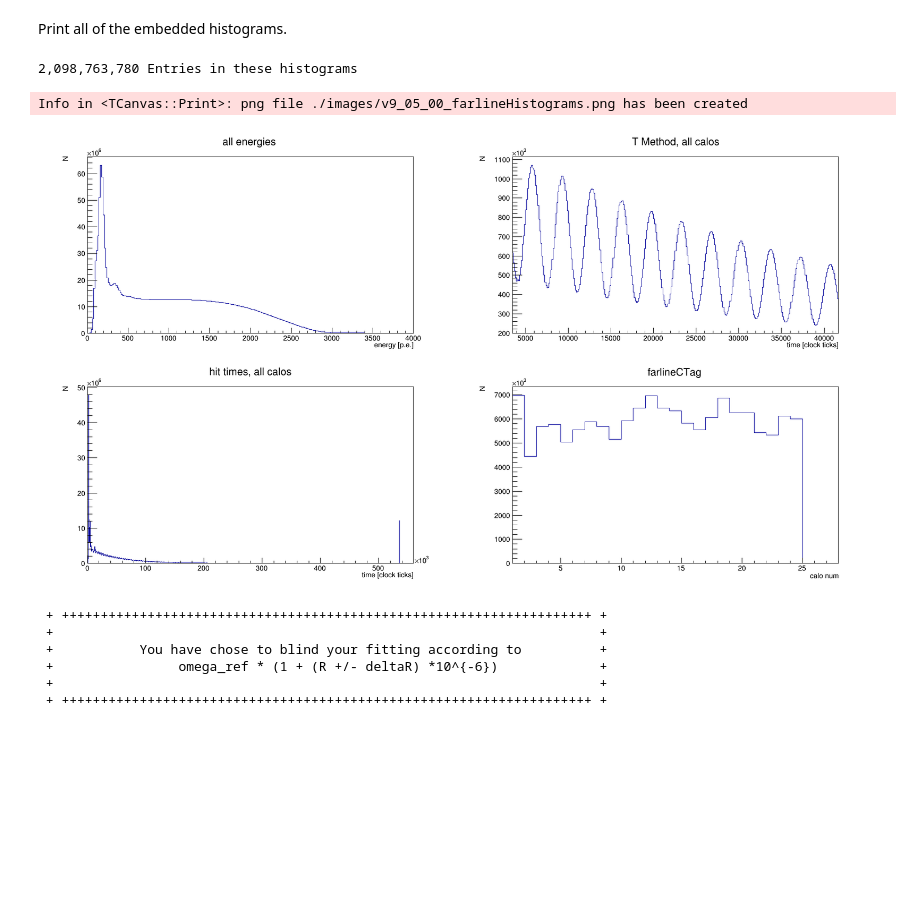
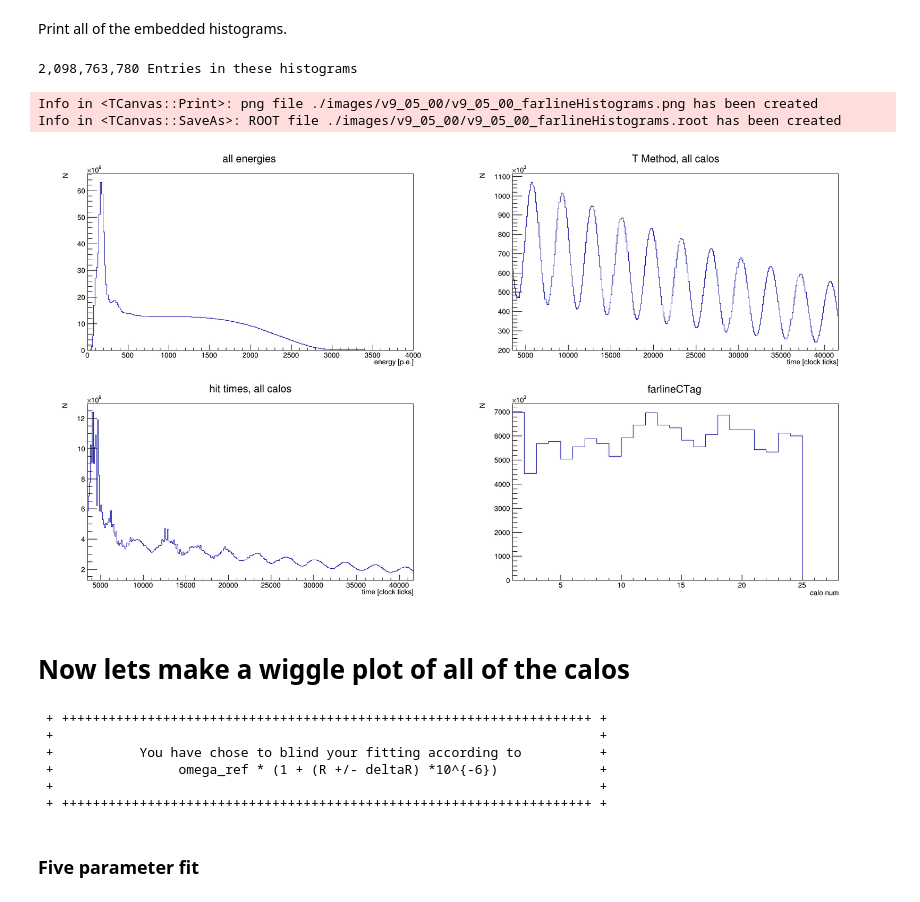
Before and after one commit to jlabounty/g-2, a Jupyter notebook: productionFeedback/productionFeedback_Farline.ipynb, the cells around one changed output. Saved outputs shown, nothing was run; the diff lists cells and outputs as text; code cells hidden in the pictures; blank space fills up the shorter version.

```diff
--- a/productionFeedback/productionFeedback_Farline.ipynb
+++ b/productionFeedback/productionFeedback_Farline.ipynb
@@ -39,7 +46,10 @@ for x in files_byRun:
 # %% [markdown]
 Using hadd.sh, we merged all of these files together into one output, which we will run through now:
 # %%
-f = r.TFile("/home/jlab/ExternalDrive/Seagate/Data/productionFeedback/v9_05_00_muonPath/result_histOnly.root") #processed output of hadd.sh
+#f = r.TFile("/home/jlab/ExternalDrive/Seagate/Data/productionFeedback/v9_05_00_muonPath/result.root") #processed output of hadd.sh
+f = r.TFile("./result_histOnly.root") #processed output of hadd.sh
+f2 = r.TFile("./result_python.root")
+
 prodString="v9_05_00"
 # %%
 f.cd("farline/calo1")
@@ -70,32 +61,37 @@ Print all of the embedded histograms.
 # %%
 c = r.TCanvas("c","c",1800,1000)
 c.Divide(2,2)
 c.cd(1)
 allCaloEnergies = f.Get("farline").Get("allCaloEnergies").Clone()
 allCaloEnergies.Draw()
 c.Draw()
 
 c.cd(2)
 allCaloWiggle = f.Get("farline").Get("allCaloWiggle").Clone()
 allCaloWiggle.Draw()
 allCaloWiggle.GetXaxis().SetRange(30,350)
 
 c.cd(3)
 allCaloTimes = f.Get("farline").Get("allCaloTimes").Clone()
+allCaloTimes.GetXaxis().SetRange(30,350)
 allCaloTimes.Draw()
 
 c.cd(4)
 farlineCtag = f.Get("farline").Get("farlineCTag").Clone()
 farlineCtag.Draw()
 
 c.Draw()
-c.Print("./images/"+prodString+"_farlineHistograms.png")
+c.Print("./images/"+prodString+"/"+prodString+"_farlineHistograms.png")
+c.Print("./images/"+prodString+"/"+prodString+"_farlineHistograms.root")
 
 print("{:,}".format(int(allCaloEnergies.GetEntries())), "Entries in these histograms")
 # %% [output]
 2,098,763,780 Entries in these histograms
-Info in <TCanvas::Print>: png file ./images/v9_05_00_farlineHistograms.png has been created
+Info in <TCanvas::Print>: png file ./images/v9_05_00/v9_05_00_farlineHistograms.png has been created
+Info in <TCanvas::SaveAs>: ROOT file ./images/v9_05_00/v9_05_00_farlineHistograms.root has been created
-[figure, old version]
+[figure, new version]
+# %% [markdown]
+# Now lets make a wiggle plot of all of the calos
 # %%
 # blinded instance
 getBlinded = Blinders(FitType.Omega_a, 'This is my fight song. Blinding my plot song.')
@@ -126,5 +122,7 @@ func.SetParameters(1500,64.4,0.4,0,0)
 func.SetLineColor(2)
 func.SetNpx(1000)
+# %% [markdown]
+### Five parameter fit
 # %%
 c2 = r.TCanvas("c2","c2",1200,800)
 c2.Divide(2,1)
```
Also changed, not shown: parts of 45 cells of this notebook, 29 other files.
